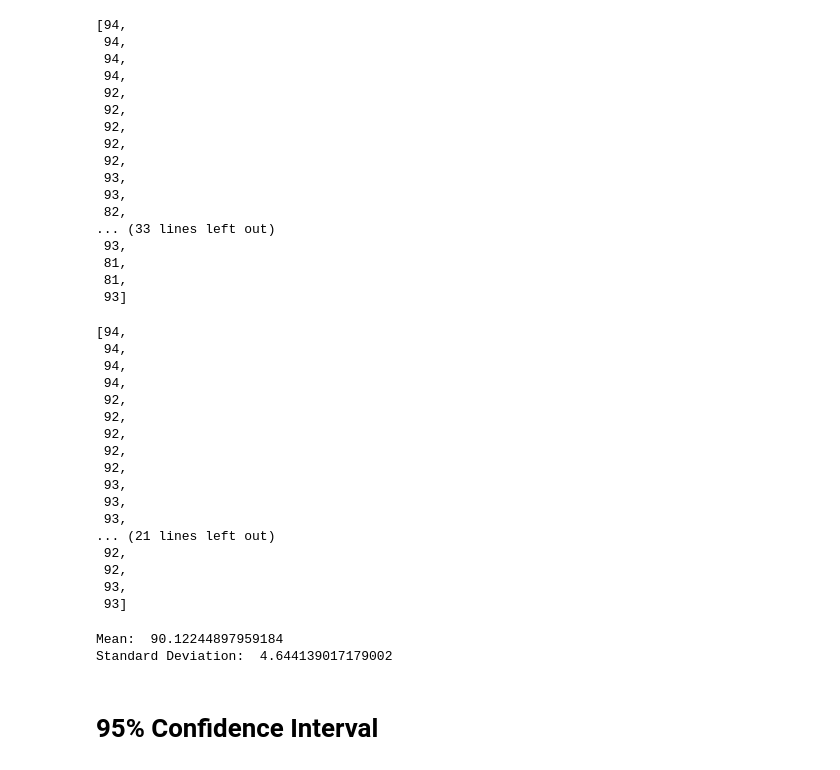
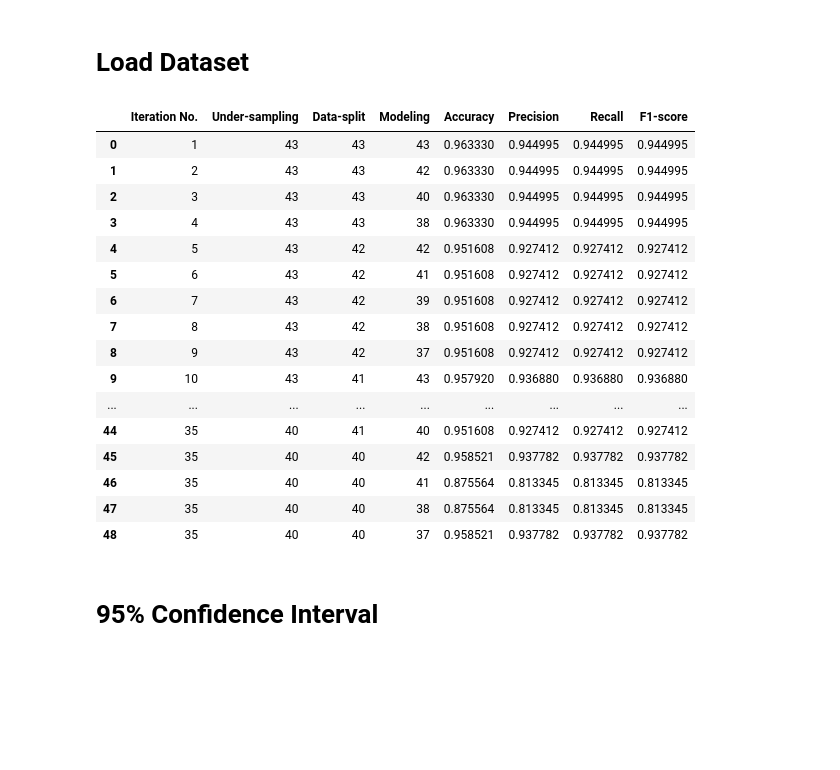
Before and after one commit to sujeshpadhi91/Network-Slicing-with-ML, a Jupyter notebook: Notebooks/Exp9 - Confidence_Interval.ipynb, the cells around one changed output. Drawn from its saved outputs; the diff is of its cells as text; code cells hidden in the pictures; blank space fills up the shorter version.

```diff
--- a/Notebooks/Exp9 - Confidence_Interval.ipynb
+++ b/Notebooks/Exp9 - Confidence_Interval.ipynb
@@ -7,48 +9,3 @@ Mounted at /content/drive
 import numpy as np
 import pandas as pd
 from scipy import stats
-# %%
-data1 = [94, 94, 94, 94, 92, 92, 92, 92, 92, 93, 93, 82, 82, 93, 93, 92, 82, 82, 92, 92,
-        93, 81, 93, 81, 93, 83, 83, 93, 92, 89, 92, 92, 92, 92, 81, 92, 92, 93, 93, 93,
-        93, 93, 93, 92, 92, 93, 81, 81, 93]
-data1
-# %% [output]
-[94,
- 94,
- 94,
- 94,
- 92,
- 92,
- 92,
- 92,
- 92,
- 93,
- 93,
- 82,
-... (33 lines left out)
- 93,
- 81,
- 81,
- 93]
-# %%
-data2 = [94, 94, 94, 94, 92, 92, 92, 92, 92, 93, 93, 93, 93, 92, 92, 92, 93, 93, 93, 93,
-            92, 92, 92, 92, 92, 92, 92, 93, 93, 93, 93, 93, 93, 92, 92, 93, 93]
-data2
-# %% [output]
-[94,
- 94,
- 94,
- 94,
- 92,
- 92,
- 92,
- 92,
- 92,
- 93,
- 93,
- 93,
-... (21 lines left out)
- 92,
- 92,
- 93,
- 93]
@@ -58,12 +12,26 @@ data = data1
-# %%
-# Calculate sample mean and sample standard deviation
-sample_mean = np.mean(data)
-sample_std = np.std(data, ddof=1)  # Using ddof=1 for sample standard deviation
-print("Mean: ", sample_mean)
-print("Standard Deviation: ", sample_std)
-# %% [output]
-Mean:  90.12244897959184
-Standard Deviation:  4.644139017179002
+# %% [markdown]
+# **Load Dataset**
+# %%
+data = pd.read_csv('/content/drive/MyDrive/Dataset/random_seed_results_custom.csv')
+data
+# %% [output]
+|  | Iteration No. | Under-sampling | Data-split | Modeling | Accuracy | Precision | Recall | F1-score |
+| 0 | 1 | 43 | 43 | 43 | 0.963330 | 0.944995 | 0.944995 | 0.944995 |
+| 1 | 2 | 43 | 43 | 42 | 0.963330 | 0.944995 | 0.944995 | 0.944995 |
+| 2 | 3 | 43 | 43 | 40 | 0.963330 | 0.944995 | 0.944995 | 0.944995 |
+| 3 | 4 | 43 | 43 | 38 | 0.963330 | 0.944995 | 0.944995 | 0.944995 |
+| 4 | 5 | 43 | 42 | 42 | 0.951608 | 0.927412 | 0.927412 | 0.927412 |
+| 5 | 6 | 43 | 42 | 41 | 0.951608 | 0.927412 | 0.927412 | 0.927412 |
+| 6 | 7 | 43 | 42 | 39 | 0.951608 | 0.927412 | 0.927412 | 0.927412 |
+| 7 | 8 | 43 | 42 | 38 | 0.951608 | 0.927412 | 0.927412 | 0.927412 |
+| 8 | 9 | 43 | 42 | 37 | 0.951608 | 0.927412 | 0.927412 | 0.927412 |
+| 9 | 10 | 43 | 41 | 43 | 0.957920 | 0.936880 | 0.936880 | 0.936880 |
+| ... | ... | ... | ... | ... | ... | ... | ... | ... |
+| 44 | 35 | 40 | 41 | 40 | 0.951608 | 0.927412 | 0.927412 | 0.927412 |
+| 45 | 35 | 40 | 40 | 42 | 0.958521 | 0.937782 | 0.937782 | 0.937782 |
+| 46 | 35 | 40 | 40 | 41 | 0.875564 | 0.813345 | 0.813345 | 0.813345 |
+| 47 | 35 | 40 | 40 | 38 | 0.875564 | 0.813345 | 0.813345 | 0.813345 |
+| 48 | 35 | 40 | 40 | 37 | 0.958521 | 0.937782 | 0.937782 | 0.937782 |
 # %% [markdown]
 # 95% Confidence Interval
 # %%
```
Also changed, not shown: parts of 20 cells of this notebook.
